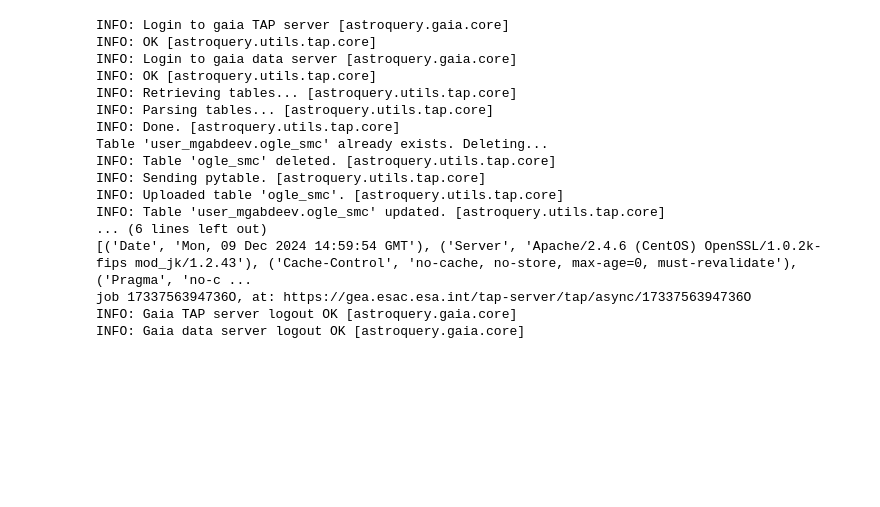
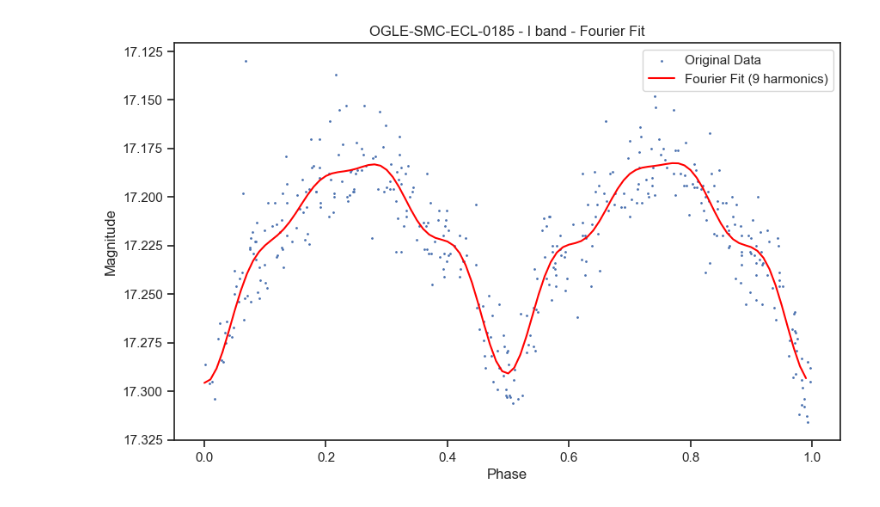
Before and after one commit to gabdeevmaksim/ogle_eb, a Jupyter notebook: notebooks/test.ipynb, the cells around one changed output. Cells and saved outputs as stored; diff of their text form; code cells hidden in the pictures; blank space fills up the shorter version.

Commit message:
Tried Furier fit with Baart condition to choose number of harmonics from DOI: 10.1051/0004-6361/200912851

```diff
--- a/notebooks/test.ipynb
+++ b/notebooks/test.ipynb
@@ -54,21 +70,4 @@ binary.plot_light_curves(band='I',plot_smooth=True)
-# %%
-filename = paths['w_dir']+"notebooks/smc_coordinate.txt"  # Replace with your file name
-crossmatch_table = gaia_cross_match(binaries, table_name='ogle_smc', save_to_file=True)
-# %% [output]
-INFO: Login to gaia TAP server [astroquery.gaia.core]
-INFO: OK [astroquery.utils.tap.core]
-INFO: Login to gaia data server [astroquery.gaia.core]
-INFO: OK [astroquery.utils.tap.core]
-INFO: Retrieving tables... [astroquery.utils.tap.core]
-INFO: Parsing tables... [astroquery.utils.tap.core]
-INFO: Done. [astroquery.utils.tap.core]
-Table 'user_mgabdeev.ogle_smc' already exists. Deleting...
-INFO: Table 'ogle_smc' deleted. [astroquery.utils.tap.core]
-INFO: Sending pytable. [astroquery.utils.tap.core]
-INFO: Uploaded table 'ogle_smc'. [astroquery.utils.tap.core]
-INFO: Table 'user_mgabdeev.ogle_smc' updated. [astroquery.utils.tap.core]
-... (6 lines left out)
-[('Date', 'Mon, 09 Dec 2024 14:59:54 GMT'), ('Server', 'Apache/2.4.6 (CentOS) OpenSSL/1.0.2k-fips mod_jk/1.2.43'), ('Cache-Control', 'no-cache, no-store, max-age=0, must-revalidate'), ('Pragma', 'no-c ...
-job 1733756394736O, at: https://gea.esac.esa.int/tap-server/tap/async/1733756394736O
-INFO: Gaia TAP server logout OK [astroquery.gaia.core]
-INFO: Gaia data server logout OK [astroquery.gaia.core]
+# %%
+binary.plot_fourier_fit(band='I', n_harmonics=binary.lc_I['n_harmonics'])
+# %% [output]
+[figure, added]
```
Also changed, not shown: parts of 8 cells of this notebook, 2 other files.
